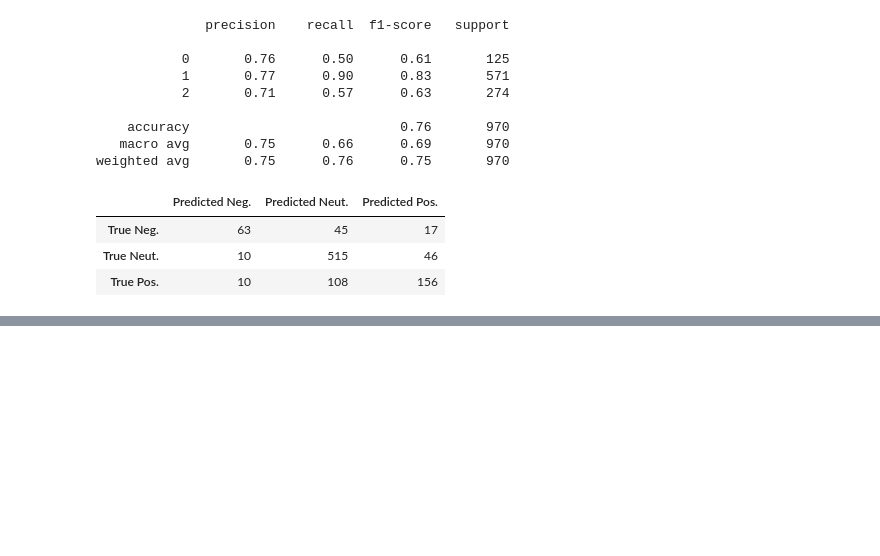
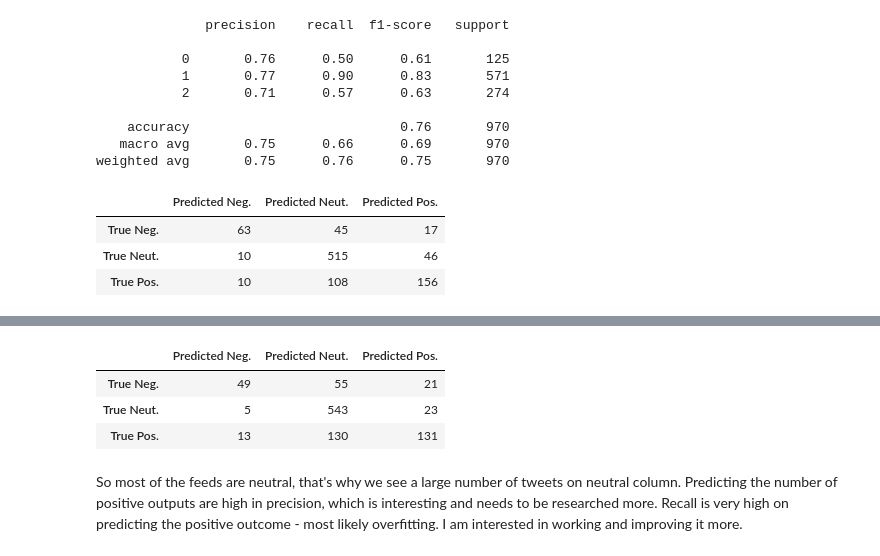
Before and after one commit to Gaukhar-ai/for_my_Thinkful_work, a Jupyter notebook: Financial_Sentimental_Analysis.ipynb, the cells around one changed output, grey strips where cells are left out. Saved outputs shown, nothing was run; the diff lists cells and outputs as text; code cells hidden in the pictures; blank space fills up the shorter version.

```diff
--- a/Financial_Sentimental_Analysis.ipynb
+++ b/Financial_Sentimental_Analysis.ipynb
@@ -304,0 +296,6 @@ confusion_df
+# %%
+pipeline = Pipeline([('tfidf', TfidfVectorizer()),
+                 ('model', RandomForestClassifier(n_estimators=199))])
+RFC = pipeline.fit(X_train, y_train)
+y_pred = RFC.predict(X_test)
+print(classification_report(y_test, y_pred))
@@ -304,0 +312,15 @@ confusion_df
+# %%
+confusion_df = pd.DataFrame(
+    confusion_matrix(y_test, y_pred),
+    index=["True Neg.", "True Neut.", "True Pos."],
+    columns=["Predicted Neg.", "Predicted Neut.", "Predicted Pos."],
+)
+
+confusion_df
+# %% [output]
+|  | Predicted Neg. | Predicted Neut. | Predicted Pos. |
+| True Neg. | 49 | 55 | 21 |
+| True Neut. | 5 | 543 | 23 |
+| True Pos. | 13 | 130 | 131 |
+# %% [markdown]
+So most of the feeds are neutral, that's why we see a large number of tweets on neutral column. Predicting the number of positive outputs are high in precision, which is interesting and needs to be researched more. Recall is very high on predicting the positive outcome - most likely overfitting. I am interested in working and improving it more.
```
Also changed, not shown: parts of 5 cells of this notebook.
